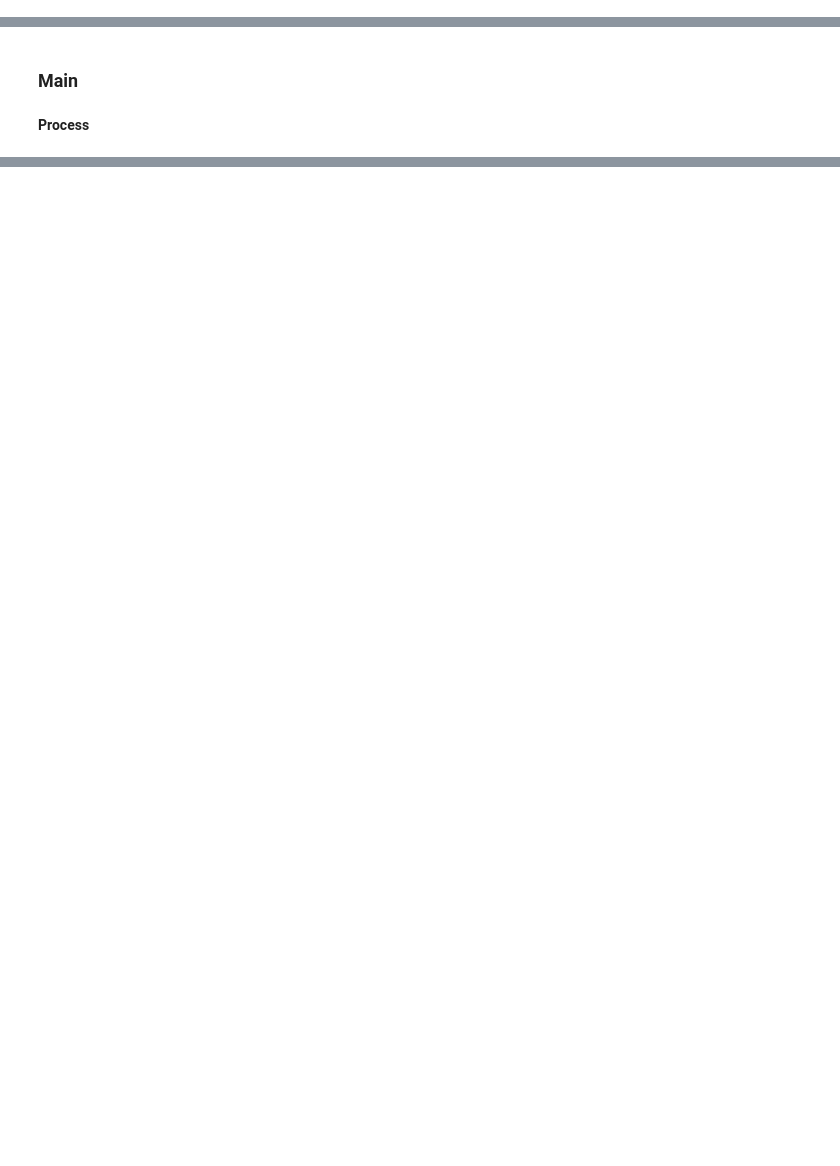
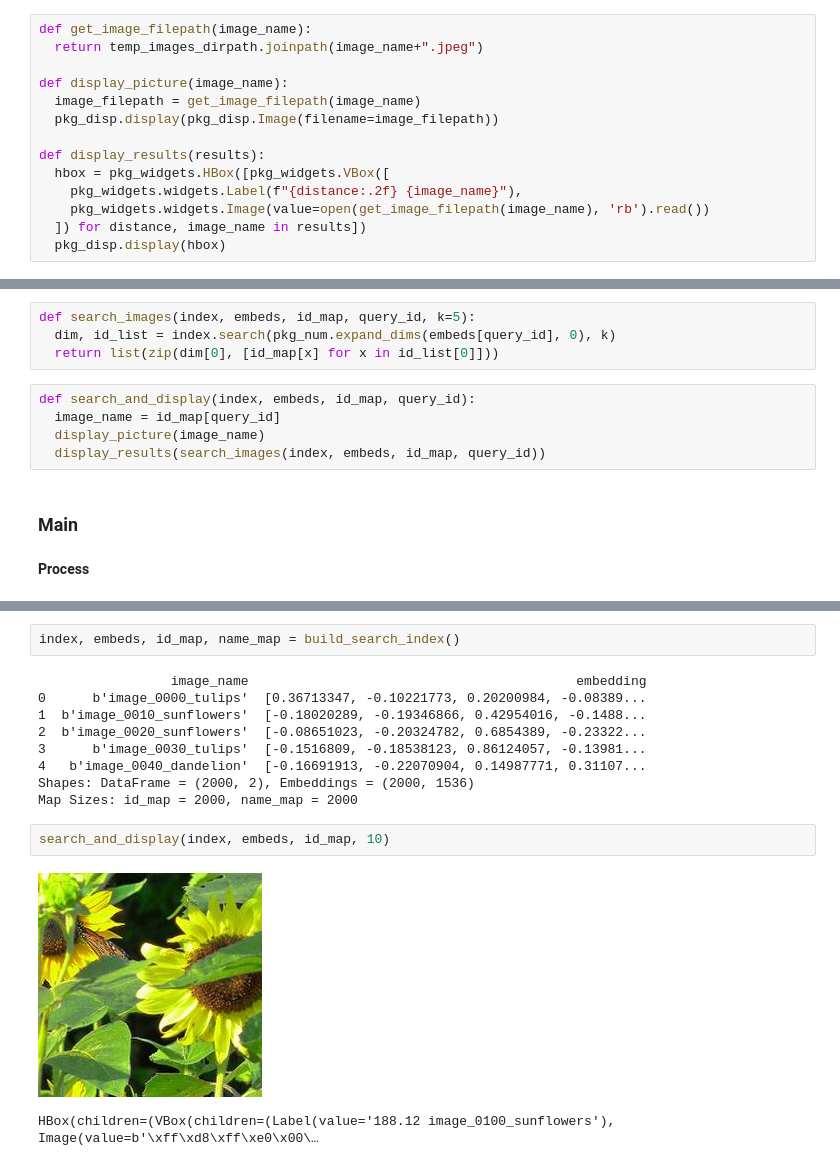
Before and after one commit to laxmilearn/ml_playground, a Jupyter notebook: src/tf_image_embeddings_play.ipynb, the cells around one changed output, grey strips where cells are left out. Cells and saved outputs as stored; diff of their text form; blank space fills up the shorter version.

Commit message:
Change: Basic search using Facebook FAISS Framework & Dataset: Tensor Flow, TF Flowers Model: Image Embeddings using EfficientNet

```diff
--- a/src/tf_image_embeddings_play.ipynb
+++ b/src/tf_image_embeddings_play.ipynb
@@ -383,0 +390,14 @@ def calculate_and_save_embeddings_flowers_dataset(shard_count):
+# %%
+def get_image_filepath(image_name):
+  return temp_images_dirpath.joinpath(image_name+".jpeg")
+
+def display_picture(image_name):
+  image_filepath = get_image_filepath(image_name)
+  pkg_disp.display(pkg_disp.Image(filename=image_filepath))
+
+def display_results(results):
+  hbox = pkg_widgets.HBox([pkg_widgets.VBox([
+    pkg_widgets.widgets.Label(f"{distance:.2f} {image_name}"),
+    pkg_widgets.widgets.Image(value=open(get_image_filepath(image_name), 'rb').read())
+  ]) for distance, image_name in results])
+  pkg_disp.display(hbox)
@@ -384,3 +445,12 @@ def calculate_and_save_embeddings_flowers_dataset(shard_count):
+# %%
+def search_images(index, embeds, id_map, query_id, k=5):
+  dim, id_list = index.search(pkg_num.expand_dims(embeds[query_id], 0), k)
+  return list(zip(dim[0], [id_map[x] for x in id_list[0]]))
+# %%
+def search_and_display(index, embeds, id_map, query_id):
+  image_name = id_map[query_id]
+  display_picture(image_name)
+  display_results(search_images(index, embeds, id_map, query_id))
 # %% [markdown]
 ### Main
 # %% [markdown]
@@ -413,3 +473,19 @@ Directory Stats (embeddings), at 132 seconds: os.stat_result(st_mode=16877, st_i
+# %%
+index, embeds, id_map, name_map = build_search_index()
+# %% [output]
+                 image_name                                          embedding
+0      b'image_0000_tulips'  [0.36713347, -0.10221773, 0.20200984, -0.08389...
+1  b'image_0010_sunflowers'  [-0.18020289, -0.19346866, 0.42954016, -0.1488...
+2  b'image_0020_sunflowers'  [-0.08651023, -0.20324782, 0.6854389, -0.23322...
+3      b'image_0030_tulips'  [-0.1516809, -0.18538123, 0.86124057, -0.13981...
+4   b'image_0040_dandelion'  [-0.16691913, -0.22070904, 0.14987771, 0.31107...
+Shapes: DataFrame = (2000, 2), Embeddings = (2000, 1536)
+Map Sizes: id_map = 2000, name_map = 2000
+# %%
+search_and_display(index, embeds, id_map, 10)
+# %% [output]
+[figure, added]
+HBox(children=(VBox(children=(Label(value='188.12 image_0100_sunflowers'), Image(value=b'\xff\xd8\xff\xe0\x00\…
 # %%
 # Compute Total Run Time
 run_time_seconds = int(pkg_time.time() - run_start_time)
```
Also changed, not shown: parts of 11 cells of this notebook, 1 other file.
